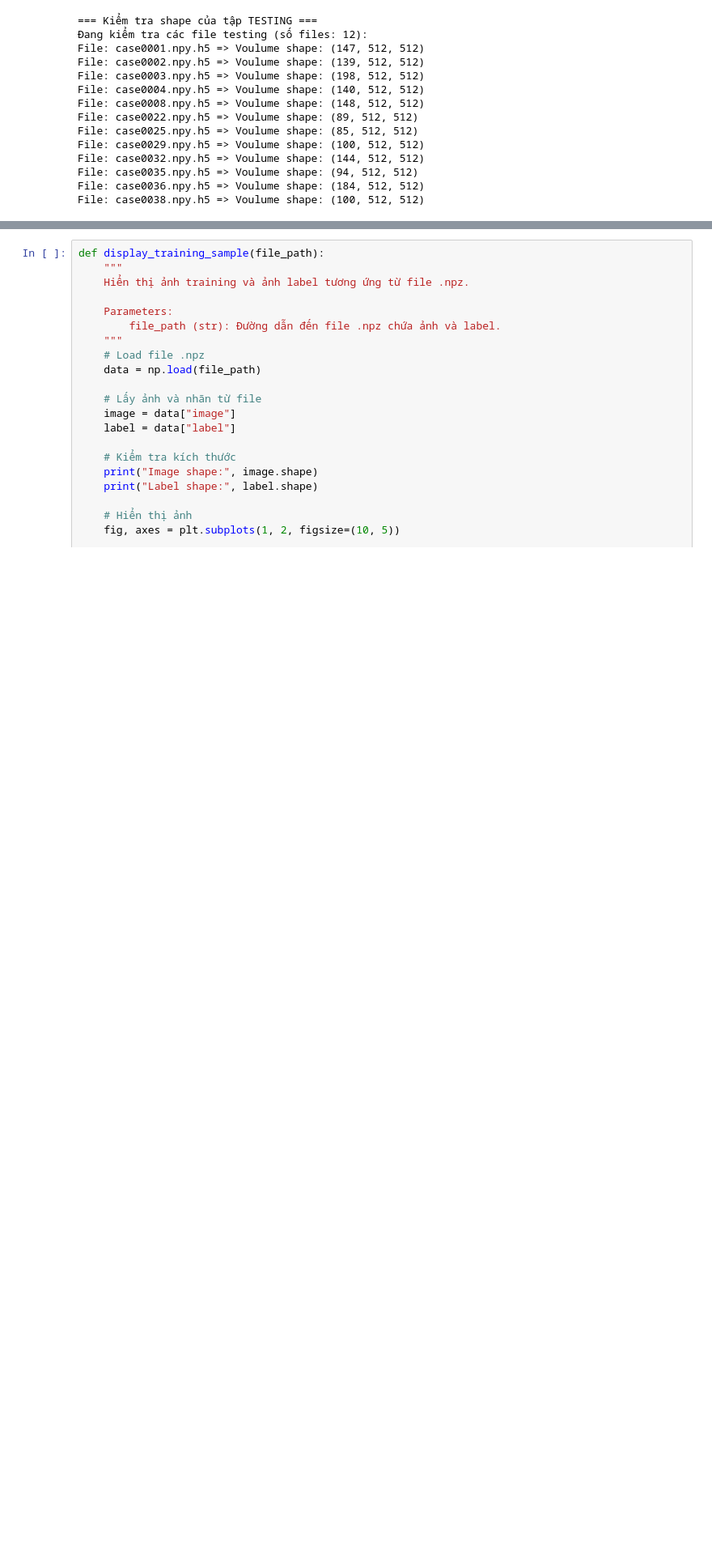
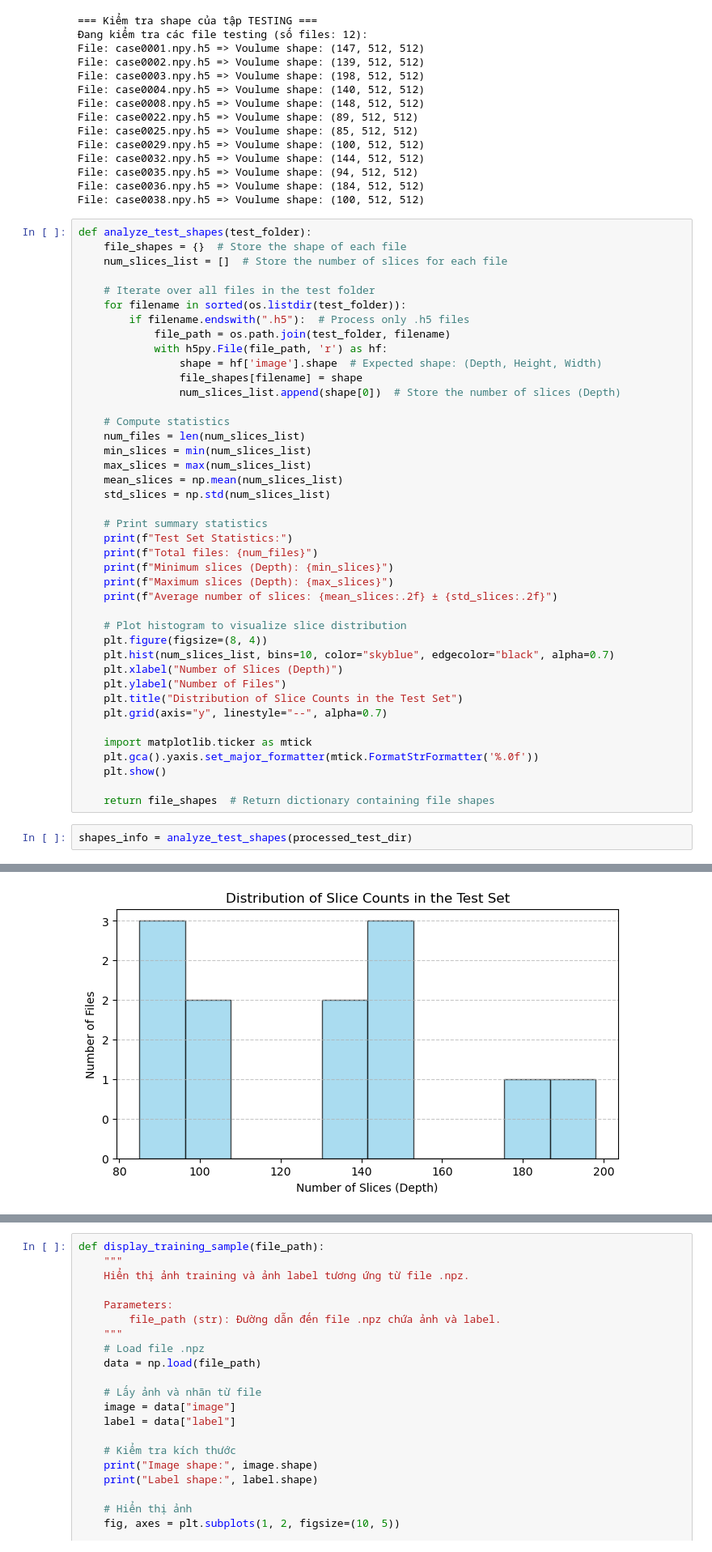
Before and after one commit to PhuocPhat1005/TransUNet_Segmentation_In_Medical_Image, a Jupyter notebook: notebooks/test.ipynb, the cells around one changed output, grey strips where cells are left out. Shown at 81% size. Saved outputs shown, nothing was run; the diff lists cells and outputs as text; blank space fills up the shorter version.

```diff
--- a/notebooks/test.ipynb
+++ b/notebooks/test.ipynb
@@ -70,3 +135,47 @@ File: case0032.npy.h5 => Voulume shape: (144, 512, 512)
 File: case0035.npy.h5 => Voulume shape: (94, 512, 512)
 File: case0036.npy.h5 => Voulume shape: (184, 512, 512)
 File: case0038.npy.h5 => Voulume shape: (100, 512, 512)
+# %%
+def analyze_test_shapes(test_folder):
+    file_shapes = {}  # Store the shape of each file
+    num_slices_list = []  # Store the number of slices for each file
+
+    # Iterate over all files in the test folder
+    for filename in sorted(os.listdir(test_folder)):
+        if filename.endswith(".h5"):  # Process only .h5 files
+            file_path = os.path.join(test_folder, filename)
+            with h5py.File(file_path, 'r') as hf:
+                shape = hf['image'].shape  # Expected shape: (Depth, Height, Width)
+                file_shapes[filename] = shape
+                num_slices_list.append(shape[0])  # Store the number of slices (Depth)
+
+    # Compute statistics
+    num_files = len(num_slices_list)
+    min_slices = min(num_slices_list)
+    max_slices = max(num_slices_list)
+    mean_slices = np.mean(num_slices_list)
+    std_slices = np.std(num_slices_list)
+
+    # Print summary statistics
+    print(f"Test Set Statistics:")
+    print(f"Total files: {num_files}")
+    print(f"Minimum slices (Depth): {min_slices}")
+    print(f"Maximum slices (Depth): {max_slices}")
+    print(f"Average number of slices: {mean_slices:.2f} ± {std_slices:.2f}")
+
+    # Plot histogram to visualize slice distribution
+    plt.figure(figsize=(8, 4))
+    plt.hist(num_slices_list, bins=10, color="skyblue", edgecolor="black", alpha=0.7)
+    plt.xlabel("Number of Slices (Depth)")
+    plt.ylabel("Number of Files")
+    plt.title("Distribution of Slice Counts in the Test Set")
+    plt.grid(axis="y", linestyle="--", alpha=0.7)
+
+    import matplotlib.ticker as mtick
+    plt.gca().yaxis.set_major_formatter(mtick.FormatStrFormatter('%.0f'))
+    plt.show()
+
+    return file_shapes  # Return dictionary containing file shapes
+# %%
+shapes_info = analyze_test_shapes(processed_test_dir)
+# %% [output]
@@ -73 +187,2 @@ File: case0038.npy.h5 => Voulume shape: (100, 512, 512)
+[figure, added]
 # %%
```
Also changed, not shown: parts of 8 cells of this notebook, 17 other files.
